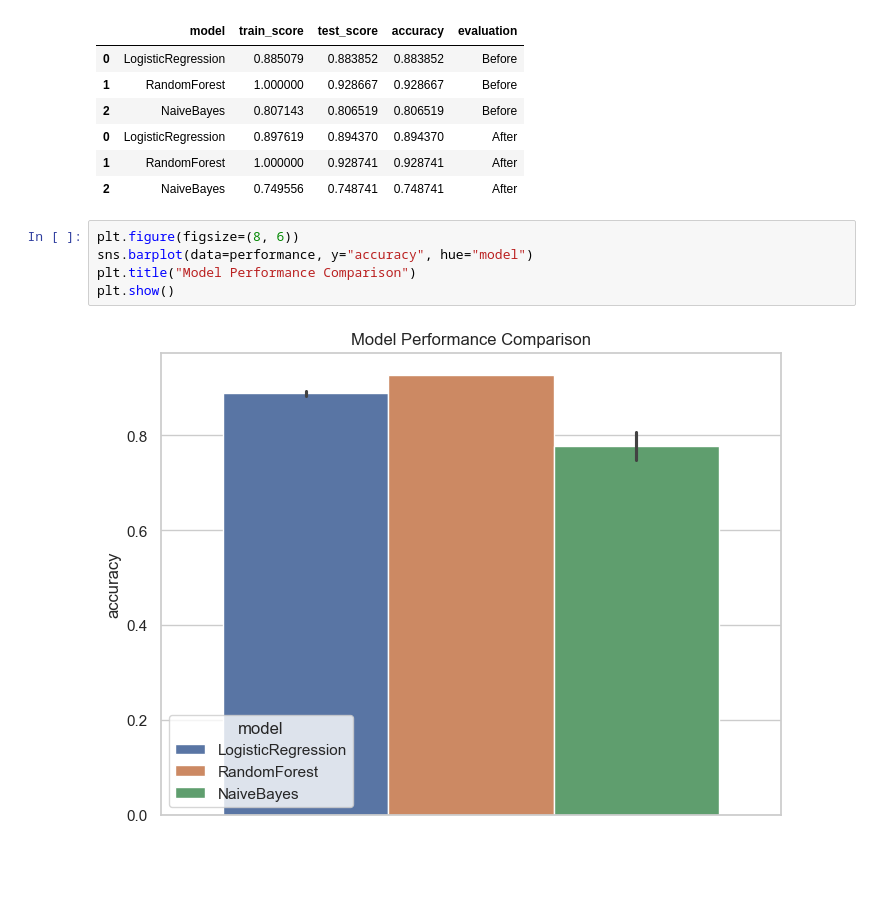
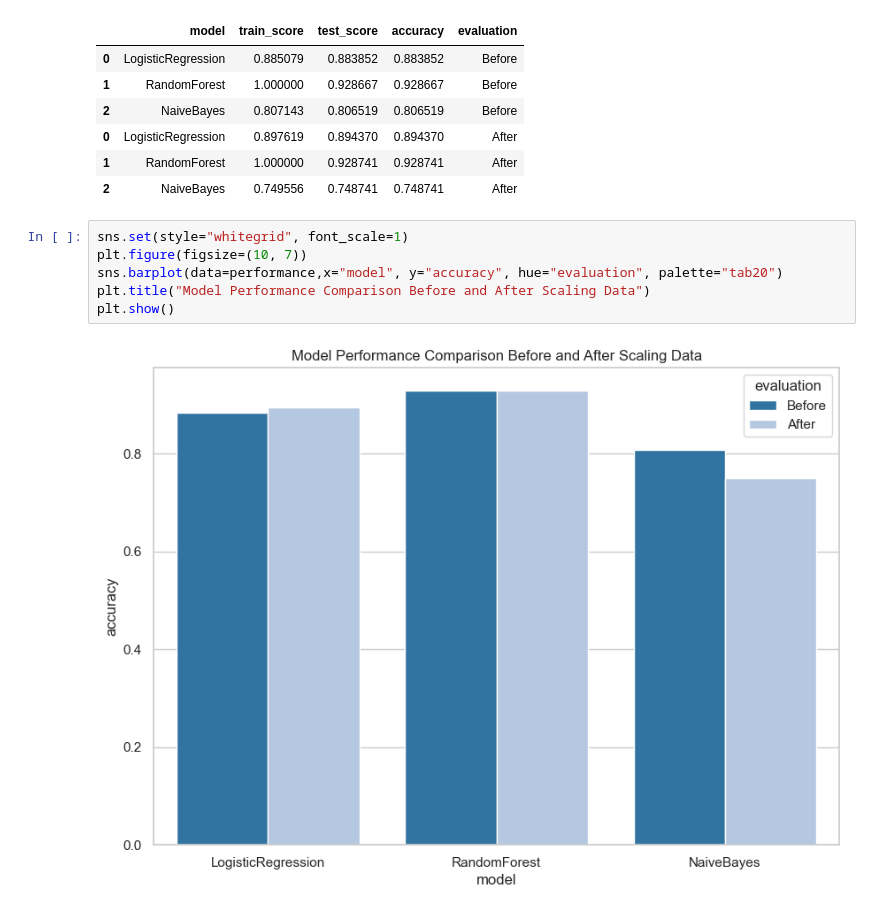
Before and after one commit to codeboyz12/data_science_cv, a Jupyter notebook: classification/loan_approval.ipynb, the cells around one changed output. Saved outputs shown, nothing was run; the diff lists cells and outputs as text; blank space fills up the shorter version.

Commit message:
Completly visualization

```diff
--- a/classification/loan_approval.ipynb
+++ b/classification/loan_approval.ipynb
@@ -297,9 +297,10 @@ performance
 | 1 | RandomForest | 1.000000 | 0.928741 | 0.928741 | After |
 | 2 | NaiveBayes | 0.749556 | 0.748741 | 0.748741 | After |
 # %%
-plt.figure(figsize=(8, 6))
-sns.barplot(data=performance, y="accuracy", hue="model")
-plt.title("Model Performance Comparison")
+sns.set(style="whitegrid", font_scale=1)
+plt.figure(figsize=(10, 7))
+sns.barplot(data=performance,x="model", y="accuracy", hue="evaluation", palette="tab20")
+plt.title("Model Performance Comparison Before and After Scaling Data")
 plt.show()
 # %% [output]
-[figure, old version]
+[figure, new version]
```
